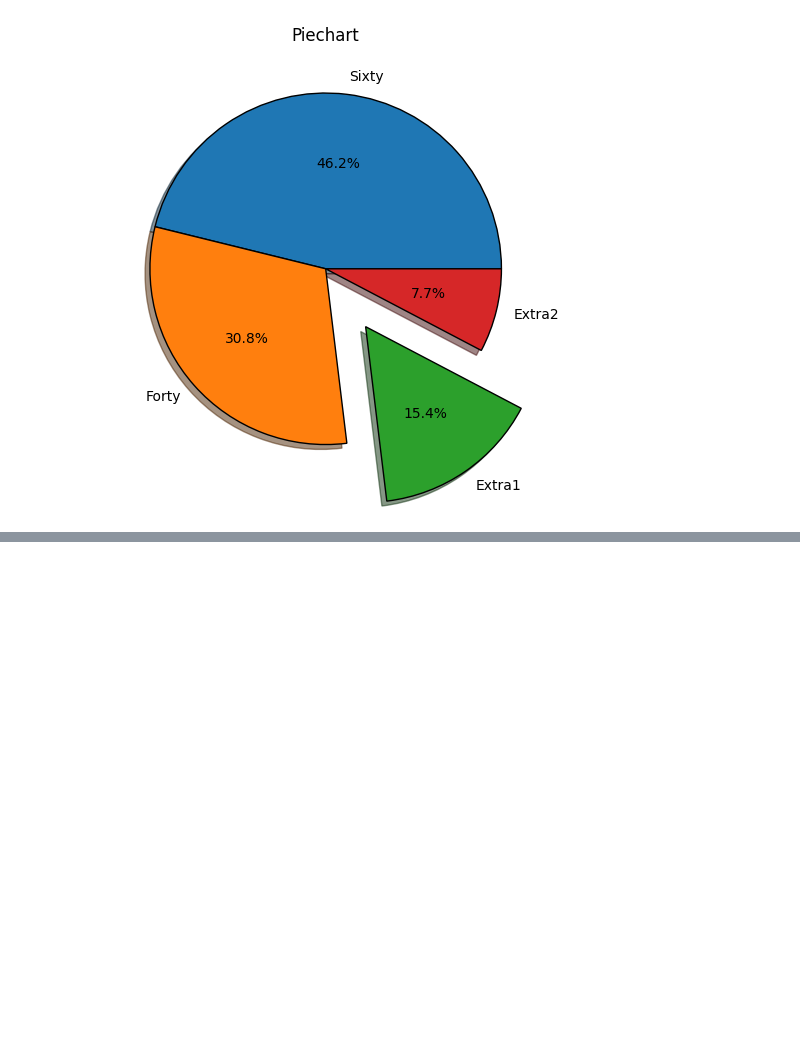
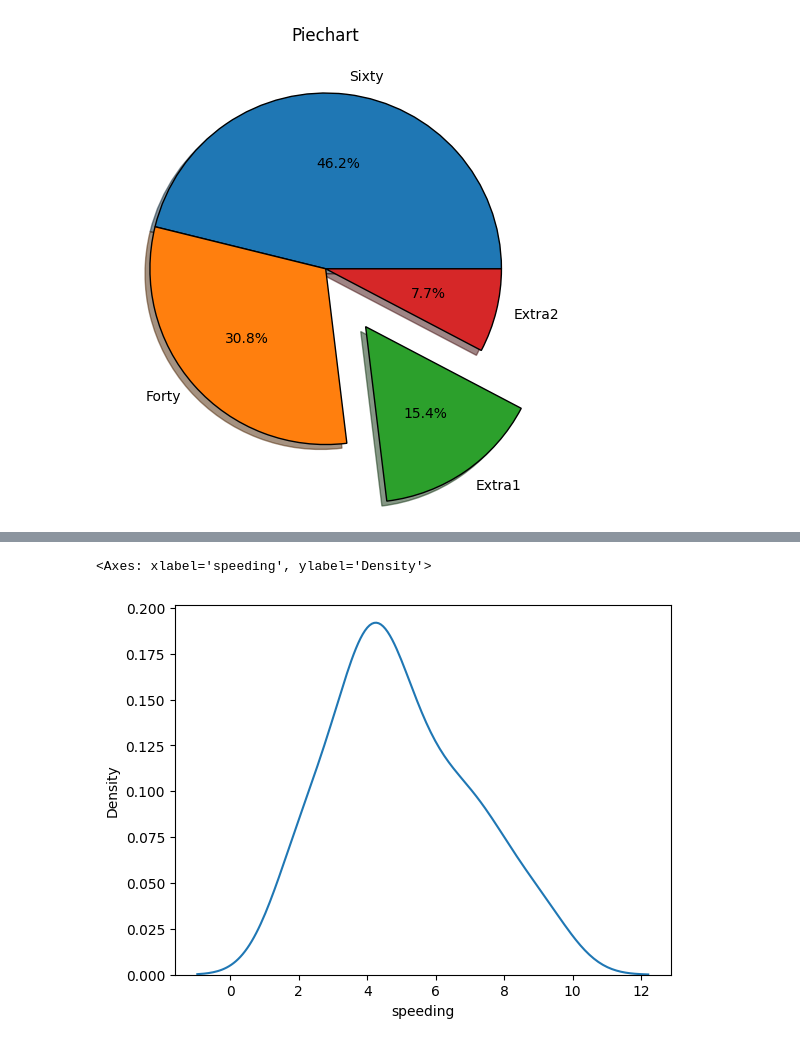
Before and after one commit to DavidFodor20/ML_Projects, a Jupyter notebook: Learning/Week1.ipynb, the cells around one changed output, grey strips where cells are left out. Saved outputs shown, nothing was run; the diff lists cells and outputs as text; code cells hidden in the pictures; blank space fills up the shorter version.

```diff
--- a/Learning/Week1.ipynb
+++ b/Learning/Week1.ipynb
@@ -396,0 +428,5 @@ plt.show()
+# %%
+sns.kdeplot(crash_df["speeding"])
+# %% [output]
+<Axes: xlabel='speeding', ylabel='Density'>
+[figure, added]
```
Also changed, not shown: parts of 6 cells of this notebook.
